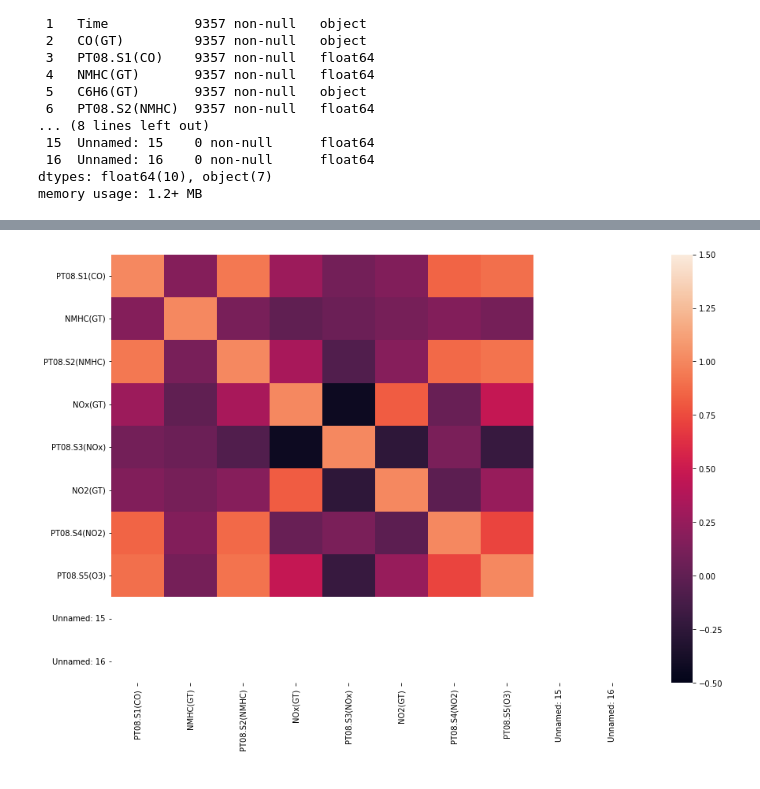
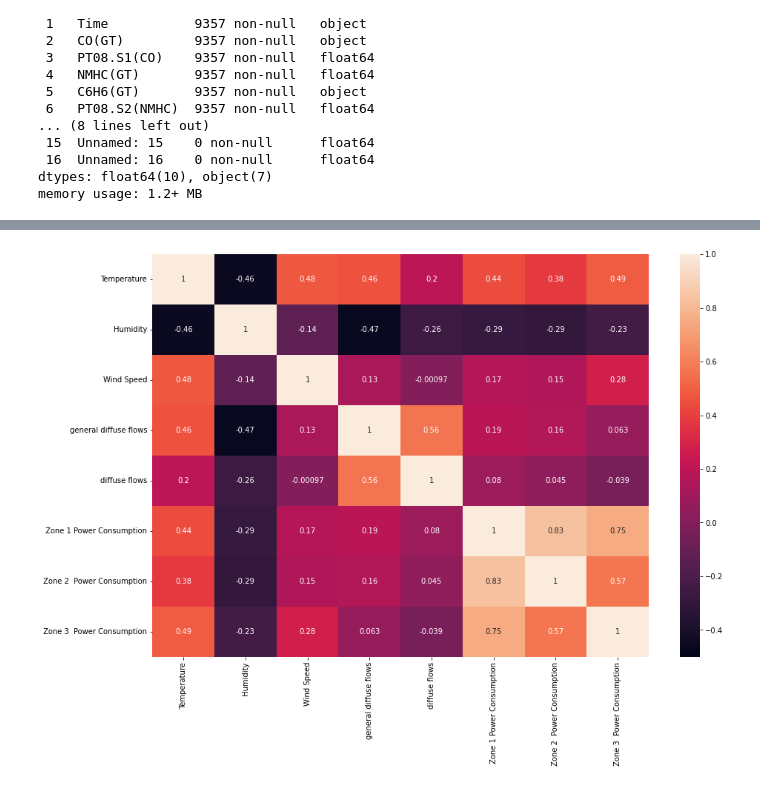
Before and after one commit to miftahudinfaiz/UAS-EDA, a Jupyter notebook: UAS-EDA.ipynb, the cells around one changed output, grey strips where cells are left out. Cells and saved outputs as stored; diff of their text form; code cells hidden in the pictures.

```diff
--- a/UAS-EDA.ipynb
+++ b/UAS-EDA.ipynb
@@ -8,5 +9,5 @@ import seaborn as sns
 # %%
-df = pd.read_csv('D:\\Kulyeah\\Semester 4\\Big Data\\UAS-EDA\\AirQualityUCI.csv', sep=';')
+df = pd.read_csv('D:\\Kulyeah\\Semester 4\\Big Data\\UAS-EDA\\Tetuan City power consumption.csv')
 # %%
 print(df)
 # %% [output]
@@ -180,5 +187,5 @@ array([[<AxesSubplot:title={'center':'PT08.S1(CO)'}>,
 # %%
 fig, ax = plt.subplots(figsize=(15,10))
-ax = sns.heatmap(df.corr(), vmin=-0.5, vmax=1.5, ax=ax)
+ax = sns.heatmap(df.corr(), vmin=-0.5, vmax=1,annot = True, ax=ax)
 # %% [output]
-[figure, old version]
+[figure, new version]
```
Also changed, not shown: parts of 15 cells of this notebook, 2 other files.
